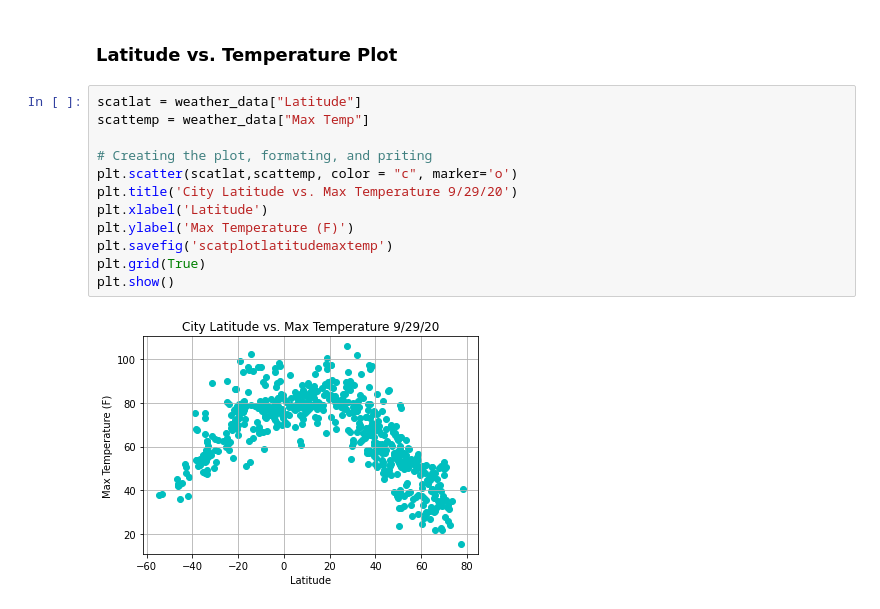
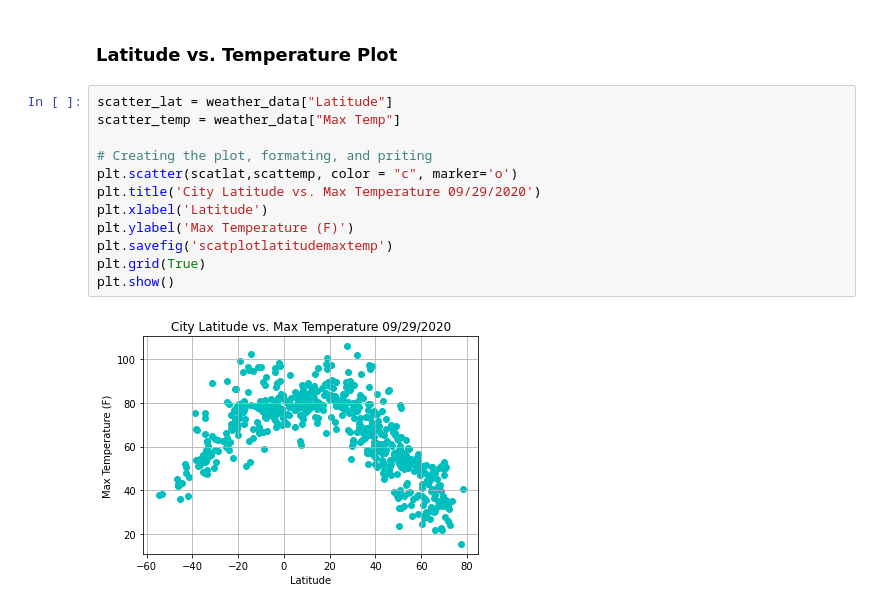
Before and after one commit to GStout17/python-api-challenge, a Jupyter notebook: WeatherPy/WeatherPy.ipynb, the cells around one changed output. Cells and saved outputs as stored; diff of their text form.

```diff
--- a/WeatherPy/WeatherPy.ipynb
+++ b/WeatherPy/WeatherPy.ipynb
@@ -211,16 +211,16 @@ clean_df
 # %% [markdown]
 ### Latitude vs. Temperature Plot
 # %%
-scatlat = weather_data["Latitude"]
-scattemp = weather_data["Max Temp"]
+scatter_lat = weather_data["Latitude"]
+scatter_temp = weather_data["Max Temp"]
 
 # Creating the plot, formating, and priting
 plt.scatter(scatlat,scattemp, color = "c", marker='o')
-plt.title('City Latitude vs. Max Temperature 9/29/20')
+plt.title('City Latitude vs. Max Temperature 09/29/2020')
 plt.xlabel('Latitude')
 plt.ylabel('Max Temperature (F)')
 plt.savefig('scatplotlatitudemaxtemp')
 plt.grid(True)
 plt.show()
 # %% [output]
-[figure, old version]
+[figure, new version]
```
Also changed, not shown: parts of 13 cells of this notebook, 5 other files.
